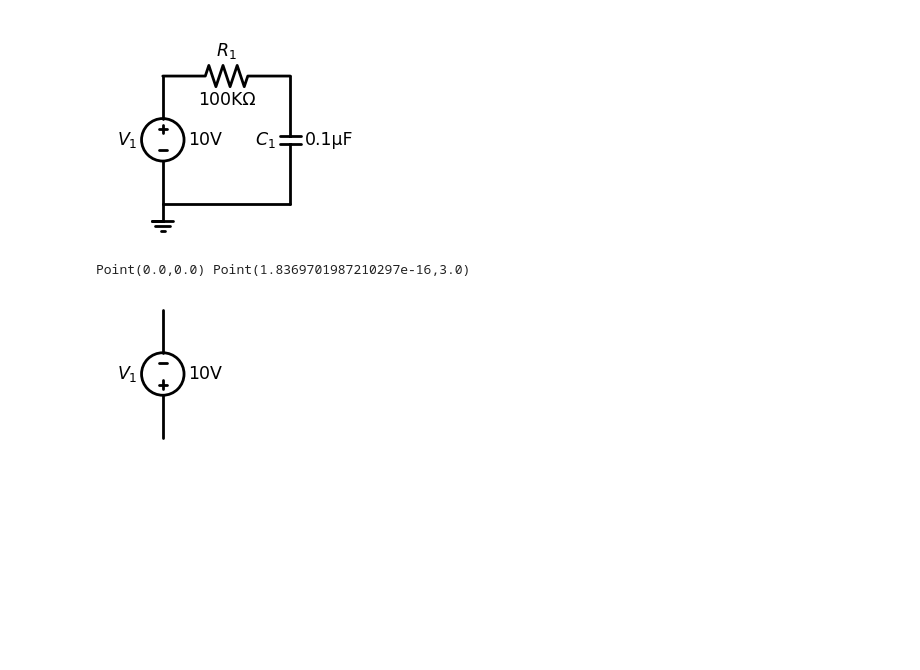
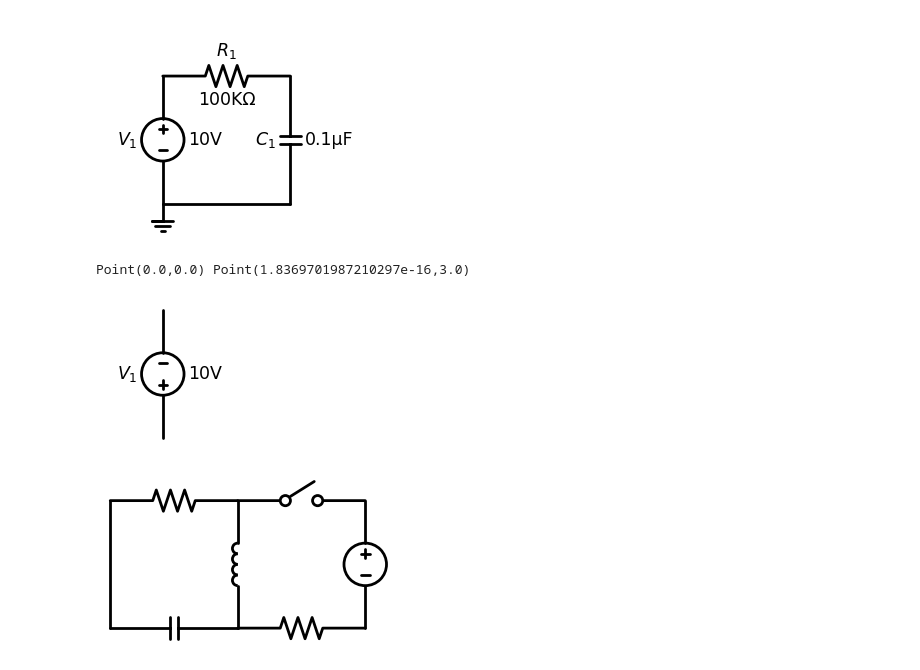
Before and after one commit to raspberrypisig/circuitjs2schemdraw, a Jupyter notebook: main.ipynb, the cells around one changed output. Cells and saved outputs as stored; diff of their text form; code cells hidden in the pictures; blank space fills up the shorter version.

```diff
--- a/main.ipynb
+++ b/main.ipynb
@@ -191,6 +192,11 @@ class resistor(TwoTerminalComponent):
         return "Ω"
 
 @component_warehouse.component
+class inductor(TwoTerminalComponent):
+    def getElement(self):
+        return elm.Inductor()
+
+@component_warehouse.component
 class switch(TwoTerminalComponent):
     def getElement(self):
         return elm.Switch()
@@ -491,3 +498,17 @@ with schemdraw.Drawing() as d:
 # %% [output]
 Point(0.0,0.0) Point(1.8369701987210297e-16,3.0)
 [figure]
+# %%
+import schemdraw
+import schemdraw.elements as elm
+
+with schemdraw.Drawing() as d:
+    d += (resistor := elm.Resistor(d='right'))
+    d += (switch := elm.Switch(d='right'))
+    d += (wire1 := elm.Line(d='down', at=resistor.start))
+    d += (capacitor := elm.Capacitor(d='right', at=wire1.end))
+    d += (voltage := elm.SourceV(d='down', at=switch.end, reverse=True))
+    d += (resistor2 := elm.Resistor(d='left', at=voltage.end))
+    d += (inductor := elm.Inductor(d='up', at=resistor2.end))
+# %% [output]
+[figure, added]
```
Also changed, not shown: parts of 2 cells of this notebook, 1 other file.
